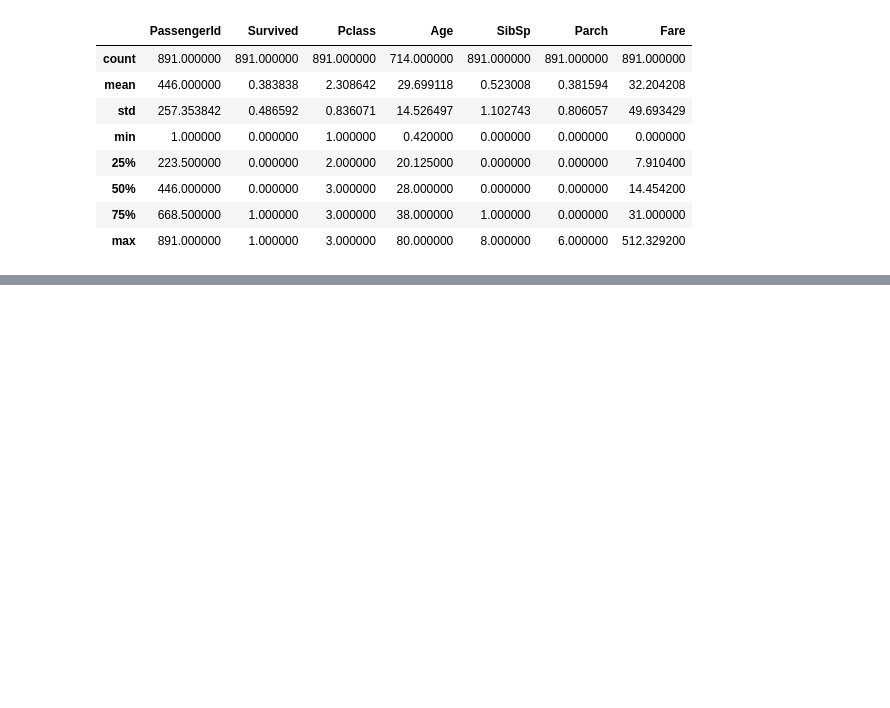
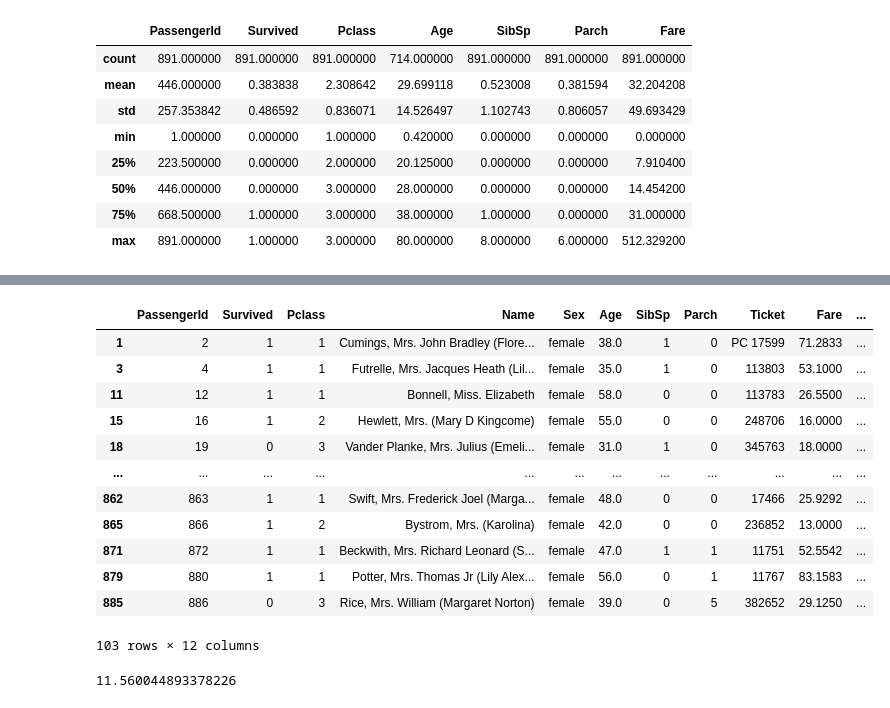
Before and after one commit to antonellafariasc/pandas, a Jupyter notebook: sesion1-pandas.ipynb, the cells around one changed output, grey strips where cells are left out. Drawn from its saved outputs; the diff is of its cells as text; code cells hidden in the pictures; blank space fills up the shorter version.

```diff
--- a/sesion1-pandas.ipynb
+++ b/sesion1-pandas.ipynb
@@ -215,0 +282,22 @@ df_titanic.describe() #ver la estadistica descriptiva del dataset
+# %%
+#muestra solo los pasajeros que eran mujeres y mayores a 30 años
+df_titanic2[(df_titanic["Sex"]== "female") & (df_titanic["Age"] > 30)]
+# %% [output]
+|  | PassengerId | Survived | Pclass | Name | Sex | Age | SibSp | Parch | Ticket | Fare | ... |
+| 1 | 2 | 1 | 1 | Cumings, Mrs. John Bradley (Flore... | female | 38.0 | 1 | 0 | PC 17599 | 71.2833 | ... |
+| 3 | 4 | 1 | 1 | Futrelle, Mrs. Jacques Heath (Lil... | female | 35.0 | 1 | 0 | 113803 | 53.1000 | ... |
+| 11 | 12 | 1 | 1 | Bonnell, Miss. Elizabeth | female | 58.0 | 0 | 0 | 113783 | 26.5500 | ... |
+| 15 | 16 | 1 | 2 | Hewlett, Mrs. (Mary D Kingcome) | female | 55.0 | 0 | 0 | 248706 | 16.0000 | ... |
+| 18 | 19 | 0 | 3 | Vander Planke, Mrs. Julius (Emeli... | female | 31.0 | 1 | 0 | 345763 | 18.0000 | ... |
+| ... | ... | ... | ... | ... | ... | ... | ... | ... | ... | ... | ... |
+| 862 | 863 | 1 | 1 | Swift, Mrs. Frederick Joel (Marga... | female | 48.0 | 0 | 0 | 17466 | 25.9292 | ... |
+| 865 | 866 | 1 | 2 | Bystrom, Mrs. (Karolina) | female | 42.0 | 0 | 0 | 236852 | 13.0000 | ... |
+| 871 | 872 | 1 | 1 | Beckwith, Mrs. Richard Leonard (S... | female | 47.0 | 1 | 1 | 11751 | 52.5542 | ... |
+| 879 | 880 | 1 | 1 | Potter, Mrs. Thomas Jr (Lily Alex... | female | 56.0 | 0 | 1 | 11767 | 83.1583 | ... |
+| 885 | 886 | 0 | 3 | Rice, Mrs. William (Margaret Norton) | female | 39.0 | 0 | 5 | 382652 | 29.1250 | ... |
+103 rows × 12 columns
+# %%
+#sacar porcentaje del total de pasajeros que eran mujeres y mayores a 30 años
+df_titanic2 [(df_titanic2 ["Sex"] == "female") & (df_titanic2 ["Age"] > 30)].shape[0] / df_titanic2.shape[0] * 100
+# %% [output]
+11.560044893378226
```
Also changed, not shown: parts of 28 cells of this notebook, 1 other file.
